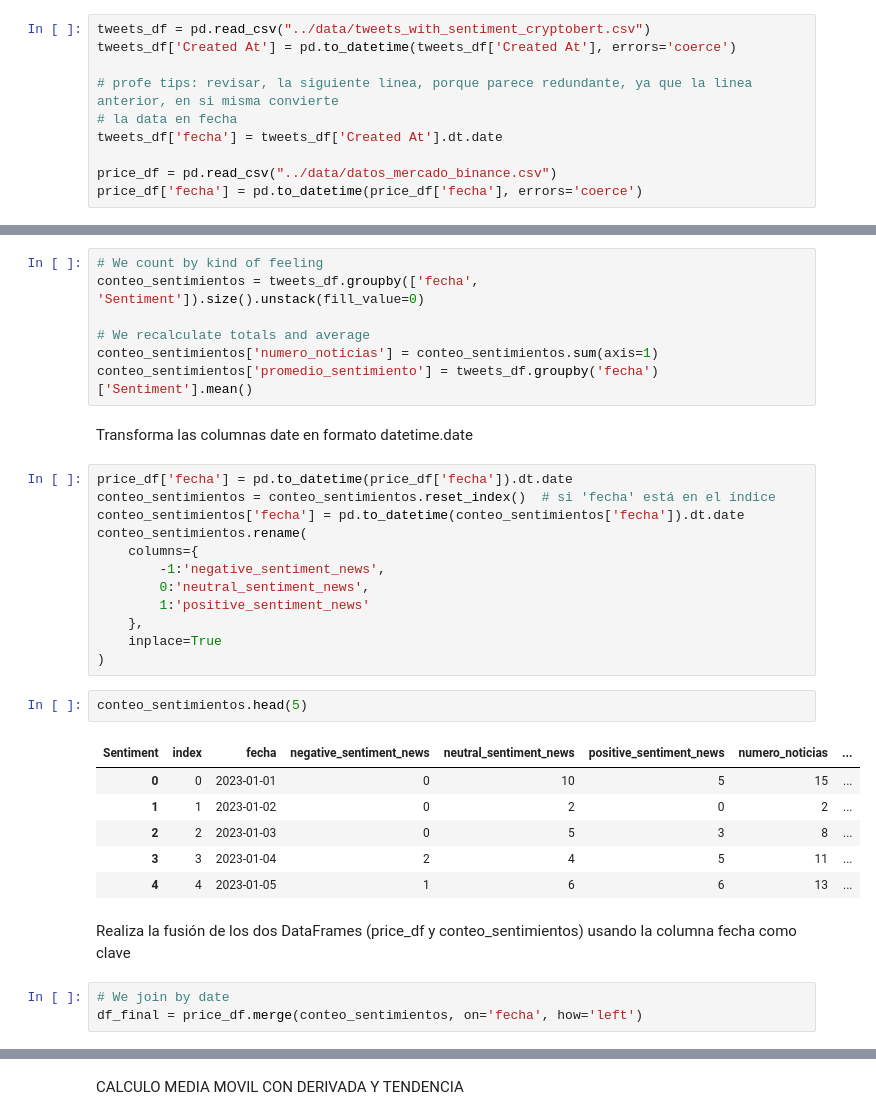
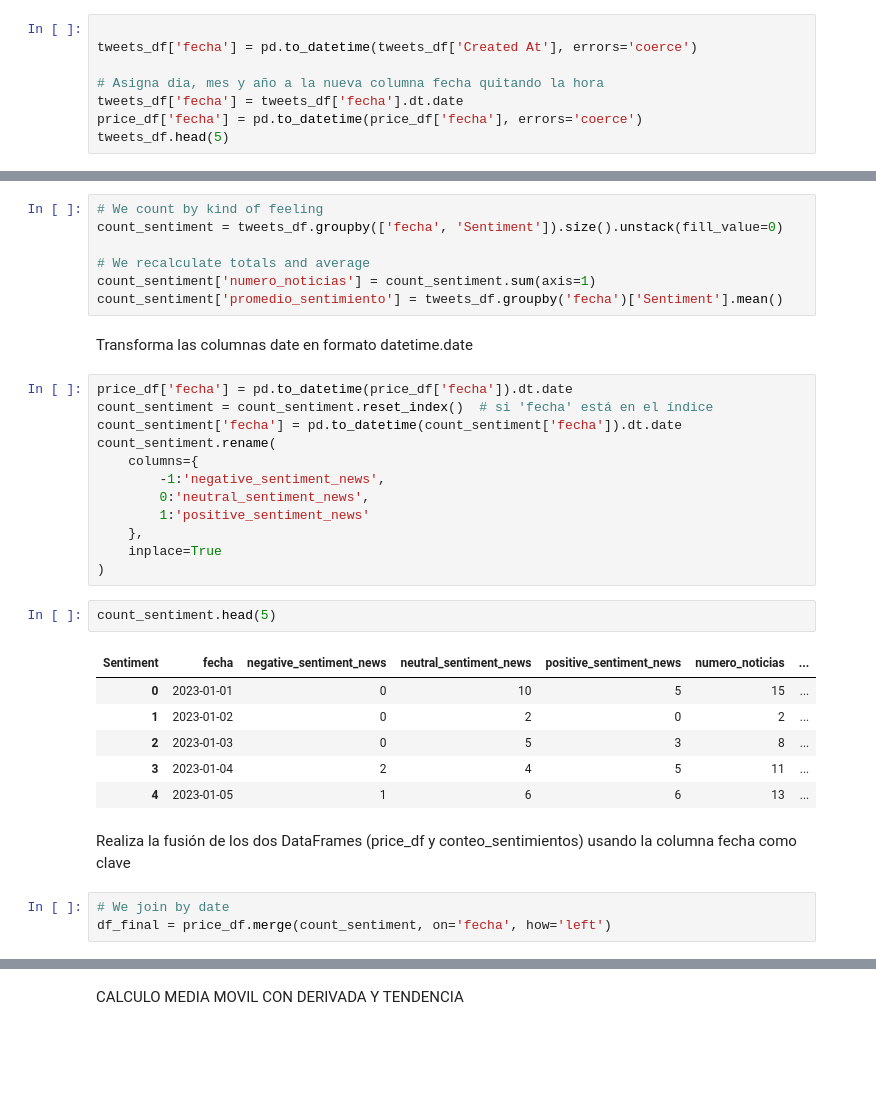
Before and after one commit to GuiredysGomez/bitcoin_sentiment_forecaster, a Jupyter notebook: notebooks/dataCleaning.ipynb, the cells around one changed output, grey strips where cells are left out. Cells and saved outputs as stored; diff of their text form; blank space fills up the shorter version.

```diff
--- a/notebooks/dataCleaning.ipynb
+++ b/notebooks/dataCleaning.ipynb
@@ -9,10 +36,8 @@ Lectura de archivos
 # %%
-tweets_df = pd.read_csv("../data/tweets_with_sentiment_cryptobert.csv")
-tweets_df['Created At'] = pd.to_datetime(tweets_df['Created At'], errors='coerce')
 
-# profe tips: revisar, la siguiente linea, porque parece redundante, ya que la linea anterior, en si misma convierte
-# la data en fecha
-tweets_df['fecha'] = tweets_df['Created At'].dt.date
+tweets_df['fecha'] = pd.to_datetime(tweets_df['Created At'], errors='coerce')
 
-price_df = pd.read_csv("../data/datos_mercado_binance.csv")
+# Asigna dia, mes y año a la nueva columna fecha quitando la hora
+tweets_df['fecha'] = tweets_df['fecha'].dt.date
 price_df['fecha'] = pd.to_datetime(price_df['fecha'], errors='coerce')
+tweets_df.head(5)
@@ -37,17 +51,17 @@ tweets_df.head(5)
 # %%
 # We count by kind of feeling
-conteo_sentimientos = tweets_df.groupby(['fecha', 'Sentiment']).size().unstack(fill_value=0)
+count_sentiment = tweets_df.groupby(['fecha', 'Sentiment']).size().unstack(fill_value=0)
 
 # We recalculate totals and average
-conteo_sentimientos['numero_noticias'] = conteo_sentimientos.sum(axis=1)
-conteo_sentimientos['promedio_sentimiento'] = tweets_df.groupby('fecha')['Sentiment'].mean()
+count_sentiment['numero_noticias'] = count_sentiment.sum(axis=1)
+count_sentiment['promedio_sentimiento'] = tweets_df.groupby('fecha')['Sentiment'].mean()
 # %% [markdown]
 Transforma las columnas date en formato datetime.date
 # %%
 price_df['fecha'] = pd.to_datetime(price_df['fecha']).dt.date
-conteo_sentimientos = conteo_sentimientos.reset_index()  # si 'fecha' está en el índice
-conteo_sentimientos['fecha'] = pd.to_datetime(conteo_sentimientos['fecha']).dt.date
-conteo_sentimientos.rename(
+count_sentiment = count_sentiment.reset_index()  # si 'fecha' está en el índice
+count_sentiment['fecha'] = pd.to_datetime(count_sentiment['fecha']).dt.date
+count_sentiment.rename(
     columns={
         -1:'negative_sentiment_news',
         0:'neutral_sentiment_news',
@@ -56,19 +70,19 @@ conteo_sentimientos.rename(
     inplace=True
 )
 # %%
-conteo_sentimientos.head(5)
+count_sentiment.head(5)
 # %% [output]
-| Sentiment | index | fecha | negative_sentiment_news | neutral_sentiment_news | positive_sentiment_news | numero_noticias | ... |
-| 0 | 0 | 2023-01-01 | 0 | 10 | 5 | 15 | ... |
-| 1 | 1 | 2023-01-02 | 0 | 2 | 0 | 2 | ... |
-| 2 | 2 | 2023-01-03 | 0 | 5 | 3 | 8 | ... |
-| 3 | 3 | 2023-01-04 | 2 | 4 | 5 | 11 | ... |
-| 4 | 4 | 2023-01-05 | 1 | 6 | 6 | 13 | ... |
+| Sentiment | fecha | negative_sentiment_news | neutral_sentiment_news | positive_sentiment_news | numero_noticias | ... |
+| 0 | 2023-01-01 | 0 | 10 | 5 | 15 | ... |
+| 1 | 2023-01-02 | 0 | 2 | 0 | 2 | ... |
+| 2 | 2023-01-03 | 0 | 5 | 3 | 8 | ... |
+| 3 | 2023-01-04 | 2 | 4 | 5 | 11 | ... |
+| 4 | 2023-01-05 | 1 | 6 | 6 | 13 | ... |
 # %% [markdown]
 Realiza la fusión de los dos DataFrames (price_df y conteo_sentimientos) usando la columna fecha como clave
 # %%
 # We join by date
-df_final = price_df.merge(conteo_sentimientos, on='fecha', how='left')
+df_final = price_df.merge(count_sentiment, on='fecha', how='left')
 # %%
 df_final.head(5)
 # %% [output]
```
Also changed, not shown: parts of 26 cells of this notebook, 18 other files.
